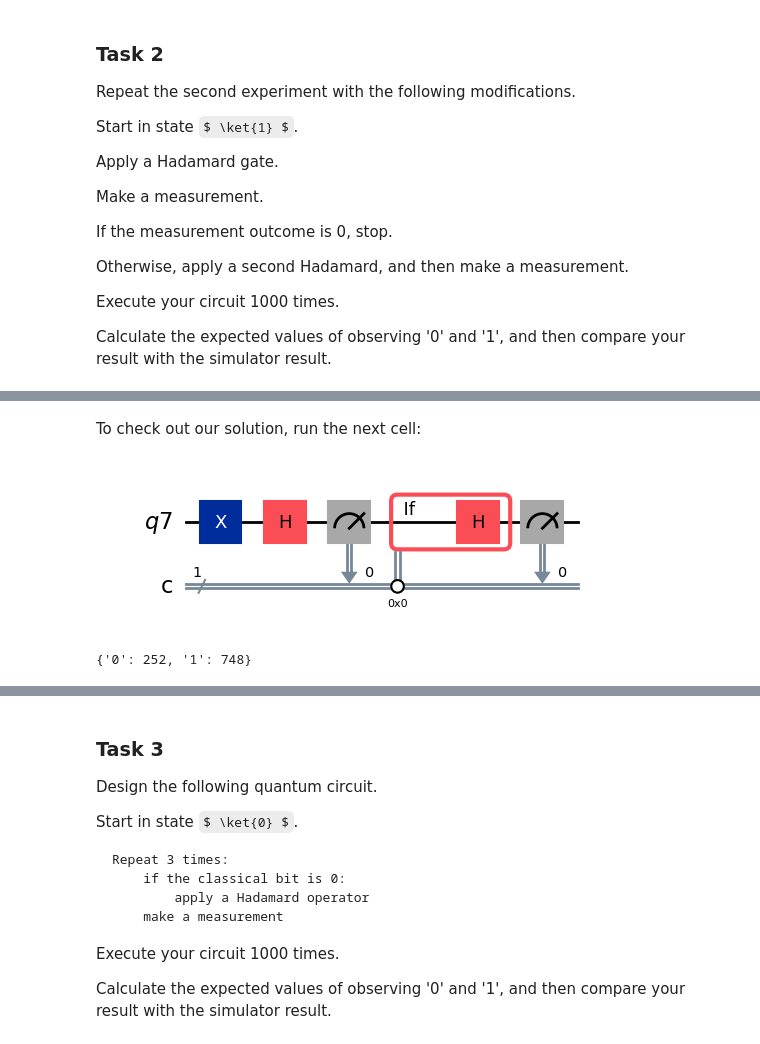
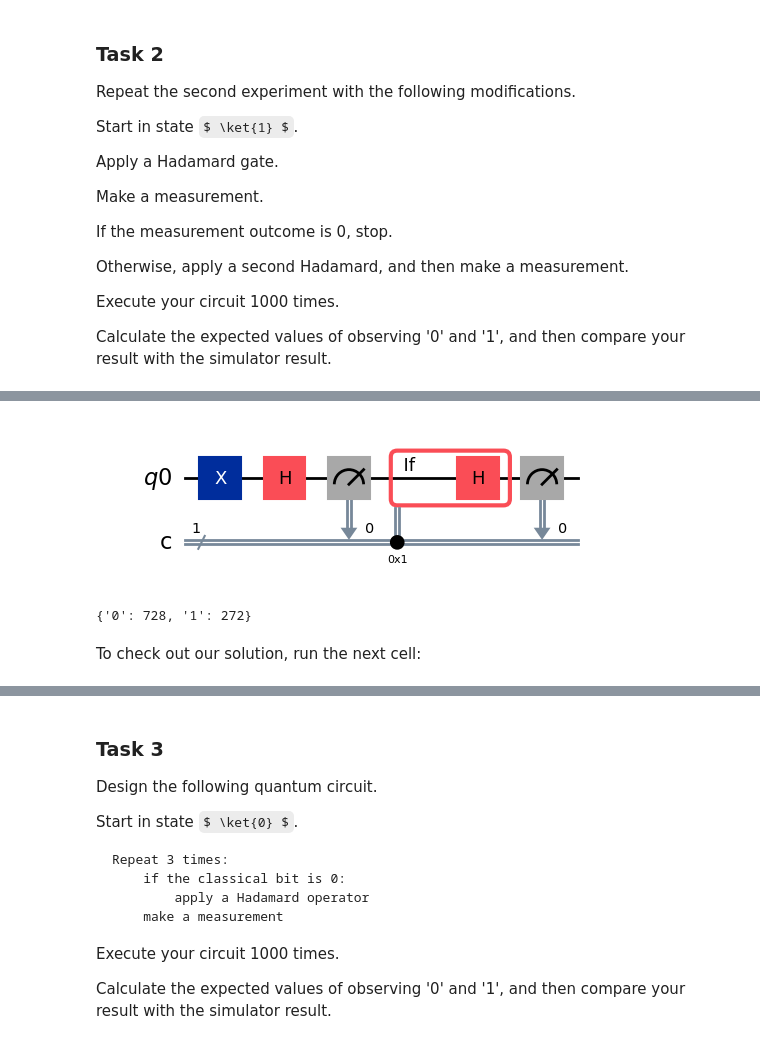
Before and after one commit to krlakhan2701/ADEQUATE---Qureca_-Course, a Jupyter notebook: Superposition_and_Measurement_Exercise.ipynb, the cells around one changed output, grey strips where cells are left out. Drawn from its saved outputs; the diff is of its cells as text; code cells hidden in the pictures; some formulas as TeX source.

```diff
--- a/Superposition_and_Measurement_Exercise.ipynb
+++ b/Superposition_and_Measurement_Exercise.ipynb
@@ -166,29 +108,45 @@ Successfully installed cartopy-0.25.0
+# %%
+# import all necessary objects and methods for quantum circuits
+from qiskit import QuantumRegister, ClassicalRegister, QuantumCircuit
+from qiskit_aer import Aer
+
+# define a quantum register with a single qubit
+q = QuantumRegister(1)
+# define a classical register with a single bit
+c = ClassicalRegister(1,"c")
+# define a quantum circuit
+qc = QuantumCircuit(q,c)
+
+# start in state |1>
+qc.x(q[0])
+
+# apply the first Hadamard
+qc.h(q[0])
+
+# the first measurement
+qc.measure(q,c)
+
+# apply the second Hadamard if the measurement outcome is 1
+# qc.h(q[0]).c_if(c,1) # This is for qiskit versions 1.x and now deprecated in versions 2.x
+with qc.if_test((c, 1)):
+      qc.h(q[0])
+
+# the second measurement
+qc.measure(q[0],c)
+
+# draw the circuit
+display(qc.draw(output="mpl"))
+# %% [output]
+[figure, added]
+# %%
+# execute the circuit 1000 times in the local simulator
+simulator = Aer.get_backend('qasm_simulator')
+job = simulator.run(qc,shots=1000)
+counts = job.result().get_counts(qc)
+print(counts)
+# %% [output]
+{'0': 728, '1': 272}
 # %% [markdown]
 To check out our solution, run the next cell:
-# %%
-from qiskit import QuantumRegister, ClassicalRegister, QuantumCircuit
-from qiskit_aer import Aer
-
-q = QuantumRegister(1)
-c = ClassicalRegister(1,"c")
-qc = QuantumCircuit(q,c)
-
-qc.x(q[0])
-qc.h(q[0])
-qc.measure(q,c)
-
-with qc.if_test((c, 0)):
-      qc.h(q[0])
-
-qc.measure(q[0],c)
-display(qc.draw(output="mpl"))
-
-simulator = Aer.get_backend('qasm_simulator')
-job = simulator.run(qc,shots=1000)
-counts = job.result().get_counts(qc)
-print(counts)
-# %% [output]
-[figure, removed]
-{'0': 252, '1': 748}
 # %%
 SolutionToTask2()  # show solution for task 2
```
Also changed, not shown: parts of 14 cells of this notebook.
